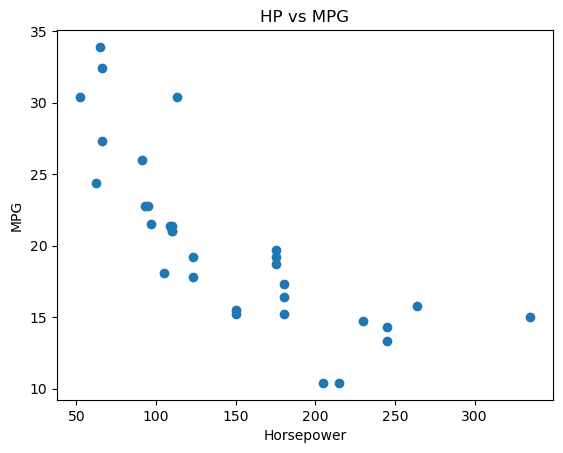
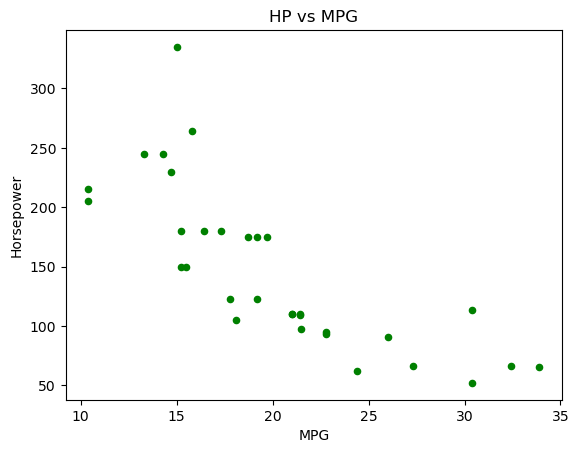
Code edit (unified diff) that turned the first committed figure into the second:
--- before
+++ after
@@ -1,7 +1,7 @@
 # 2. Scatter
 plt.figure()
-plt.scatter(df['hp'], df['mpg'])
+plt.scatter(y=df['hp'], x=df['mpg'], c='g', s=20)
 plt.title("HP vs MPG")
-plt.xlabel("Horsepower")
-plt.ylabel("MPG")
+plt.ylabel("Horsepower")
+plt.xlabel("MPG")
 plt.show()

Commit: a